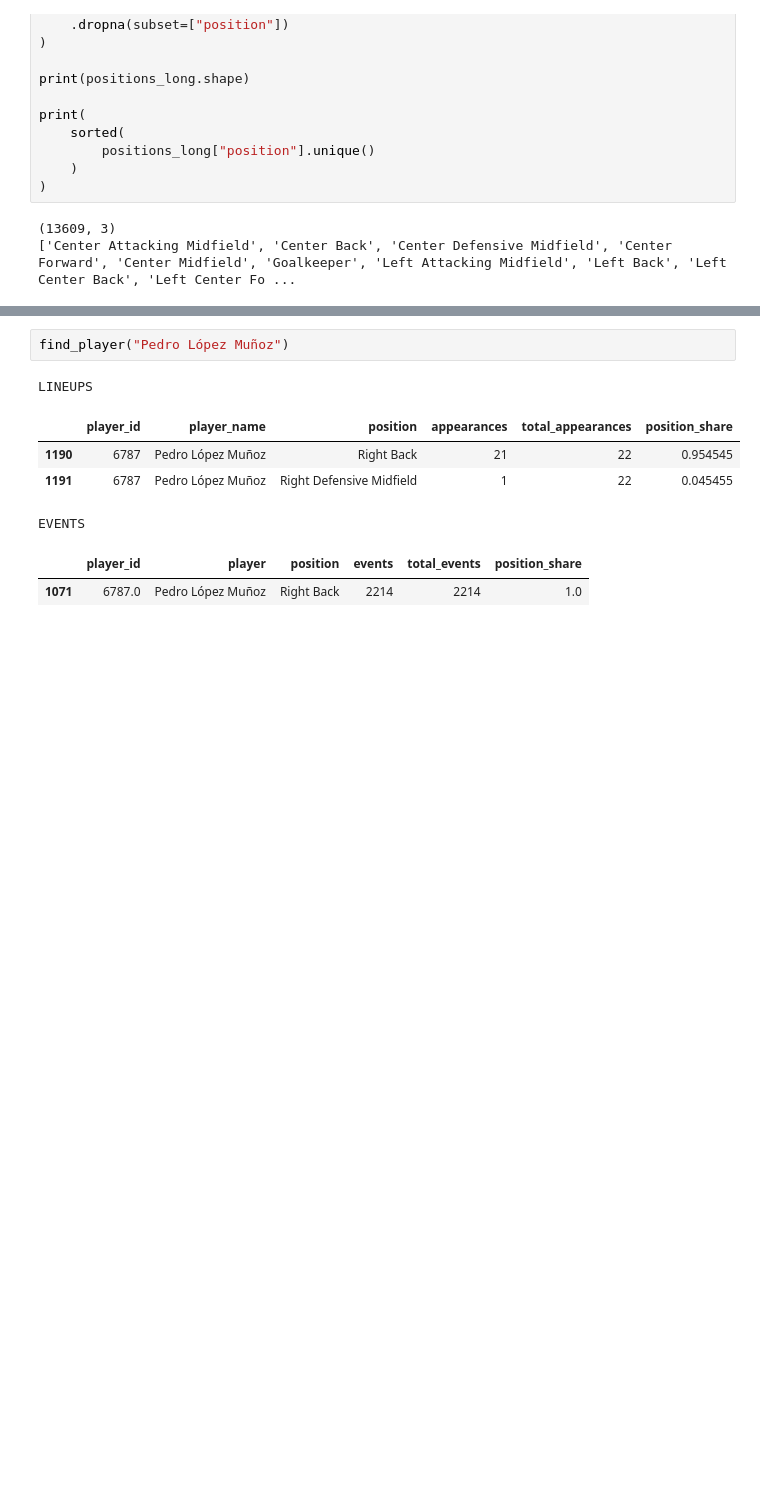
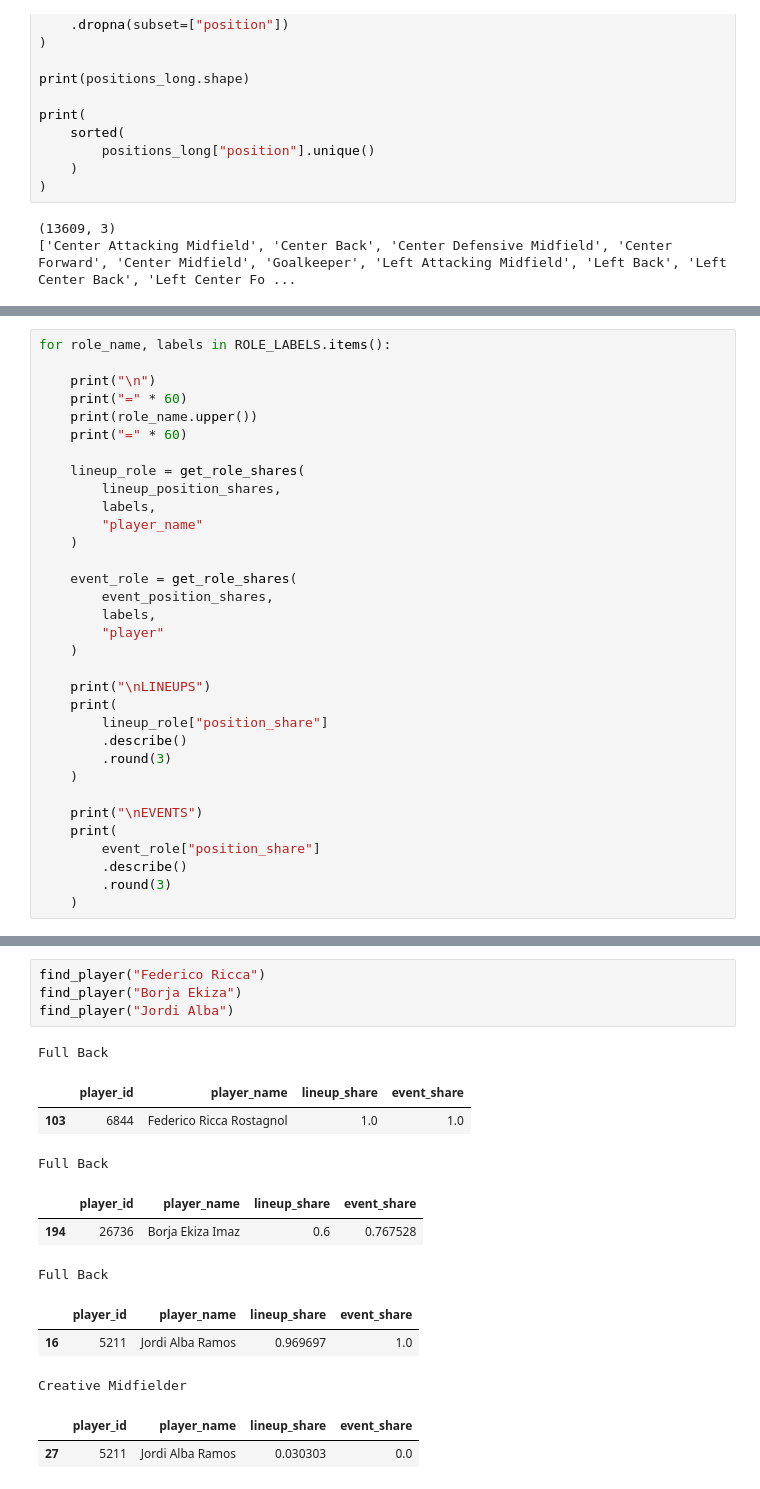
Before and after one commit to inatgomez/player-filter, a Jupyter notebook: notebooks/position_threshold_exploration.ipynb, the cells around one changed output, grey strips where cells are left out. Drawn from its saved outputs; the diff is of its cells as text; blank space fills up the shorter version.

Commit message:
add comparisons for all three positions

```diff
--- a/notebooks/position_threshold_exploration.ipynb
+++ b/notebooks/position_threshold_exploration.ipynb
@@ -289,0 +219,33 @@ event_candidates[
+# %%
+for role_name, labels in ROLE_LABELS.items():
+
+    print("\n")
+    print("=" * 60)
+    print(role_name.upper())
+    print("=" * 60)
+
+    lineup_role = get_role_shares(
+        lineup_position_shares,
+        labels,
+        "player_name"
+    )
+
+    event_role = get_role_shares(
+        event_position_shares,
+        labels,
+        "player"
+    )
+
+    print("\nLINEUPS")
+    print(
+        lineup_role["position_share"]
+        .describe()
+        .round(3)
+    )
+
+    print("\nEVENTS")
+    print(
+        event_role["position_share"]
+        .describe()
+        .round(3)
+    )
@@ -323,10 +458,17 @@ def find_player(name):
 # %%
-find_player("Pedro López Muñoz")
+find_player("Federico Ricca")
+find_player("Borja Ekiza")
+find_player("Jordi Alba")
 # %% [output]
-LINEUPS
+Full Back
-|  | player_id | player_name | position | appearances | total_appearances | position_share |
-| 1190 | 6787 | Pedro López Muñoz | Right Back | 21 | 22 | 0.954545 |
-| 1191 | 6787 | Pedro López Muñoz | Right Defensive Midfield | 1 | 22 | 0.045455 |
+|  | player_id | player_name | lineup_share | event_share |
+| 103 | 6844 | Federico Ricca Rostagnol | 1.0 | 1.0 |
-EVENTS
+Full Back
-|  | player_id | player | position | events | total_events | position_share |
-| 1071 | 6787.0 | Pedro López Muñoz | Right Back | 2214 | 2214 | 1.0 |
+|  | player_id | player_name | lineup_share | event_share |
+| 194 | 26736 | Borja Ekiza Imaz | 0.6 | 0.767528 |
+Full Back
+|  | player_id | player_name | lineup_share | event_share |
+| 16 | 5211 | Jordi Alba Ramos | 0.969697 | 1.0 |
+Creative Midfielder
+|  | player_id | player_name | lineup_share | event_share |
+| 27 | 5211 | Jordi Alba Ramos | 0.030303 | 0.0 |
```
Also changed, not shown: parts of 10 cells of this notebook.
